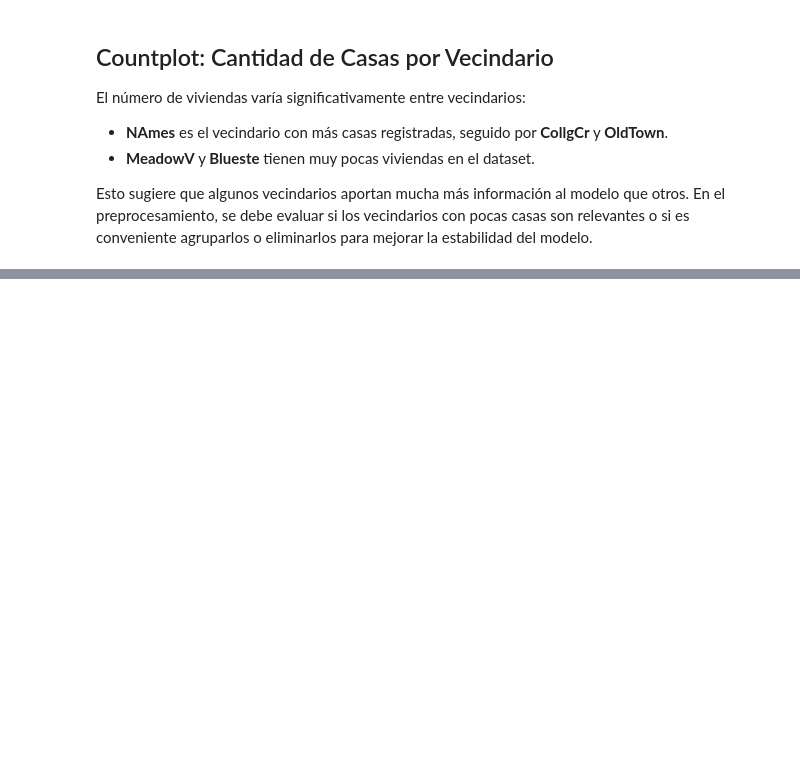
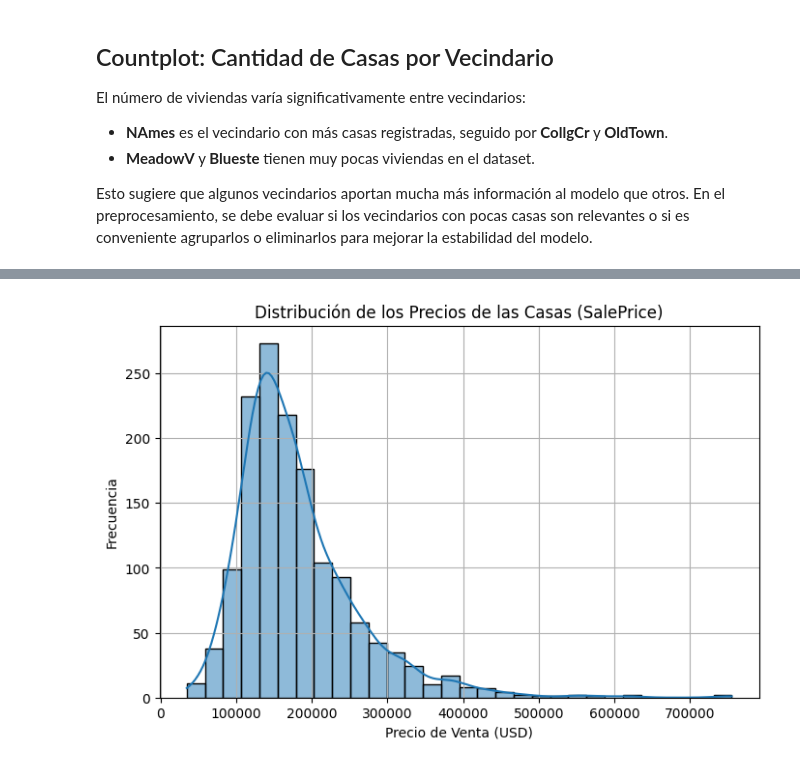
Before and after one commit to DiederichSolis/Proyecto2-Mineria, a Jupyter notebook: Proyecto2.ipynb, the cells around one changed output, grey strips where cells are left out. Drawn from its saved outputs; the diff is of its cells as text; code cells hidden in the pictures; blank space fills up the shorter version.

```diff
--- a/Proyecto2.ipynb
+++ b/Proyecto2.ipynb
@@ -299,0 +298,10 @@ Con esta base de análisis, el siguiente paso será la preparación del dataset
+# %%
+plt.figure(figsize=(8, 5))
+sns.histplot(df["SalePrice"], kde=True, bins=30)
+plt.title("Distribución de los Precios de las Casas (SalePrice)")
+plt.xlabel("Precio de Venta (USD)")
+plt.ylabel("Frecuencia")
+plt.grid(True)
+plt.show()
+# %% [output]
+[figure, added]
```
Also changed, not shown: parts of 26 cells of this notebook.
